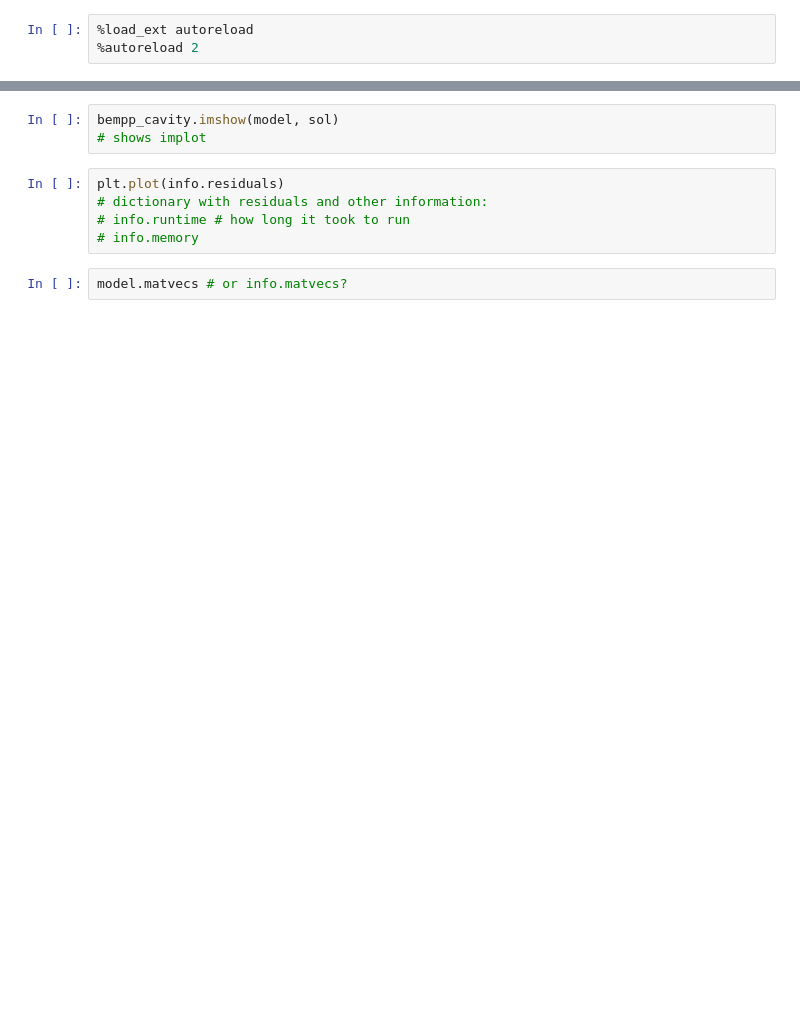
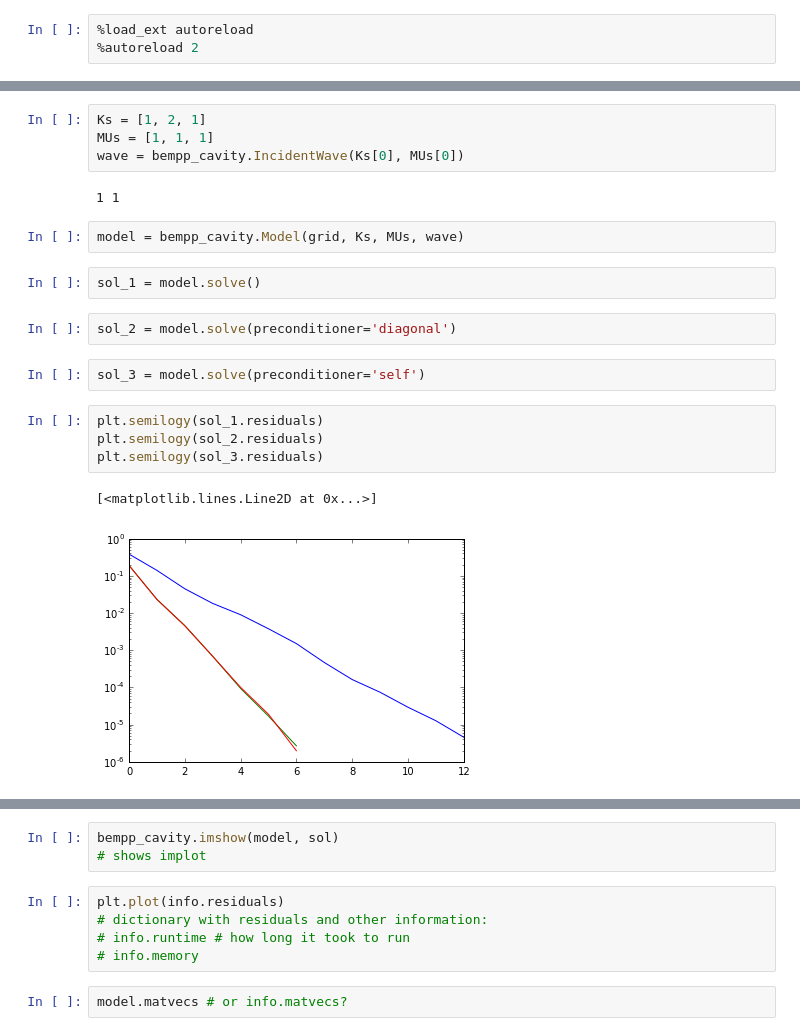
Before and after one commit to sheeshee/MSc-Project-Code, a Jupyter notebook: Notebooks/04_bempp_cavity_simple.ipynb, the cells around one changed output, grey strips where cells are left out. Drawn from its saved outputs; the diff is of its cells as text; blank space fills up the shorter version.

Commit message:
Implement default discretisation with bempp.

```diff
--- a/Notebooks/04_bempp_cavity_simple.ipynb
+++ b/Notebooks/04_bempp_cavity_simple.ipynb
@@ -7,0 +25,21 @@ grid = bempp_cavity.create_grid(wall, room1, room2)
+# %%
+Ks = [1, 2, 1]
+MUs = [1, 1, 1]
+wave = bempp_cavity.IncidentWave(Ks[0], MUs[0])
+# %% [output]
+1 1
+# %%
+model = bempp_cavity.Model(grid, Ks, MUs, wave)
+# %%
+sol_1 = model.solve()
+# %%
+sol_2 = model.solve(preconditioner='diagonal')
+# %%
+sol_3 = model.solve(preconditioner='self')
+# %%
+plt.semilogy(sol_1.residuals)
+plt.semilogy(sol_2.residuals)
+plt.semilogy(sol_3.residuals)
+# %% [output]
+[<matplotlib.lines.Line2D at 0x...>]
+[figure, added]
```
Also changed, not shown: parts of 20 cells of this notebook, 6 other files.
